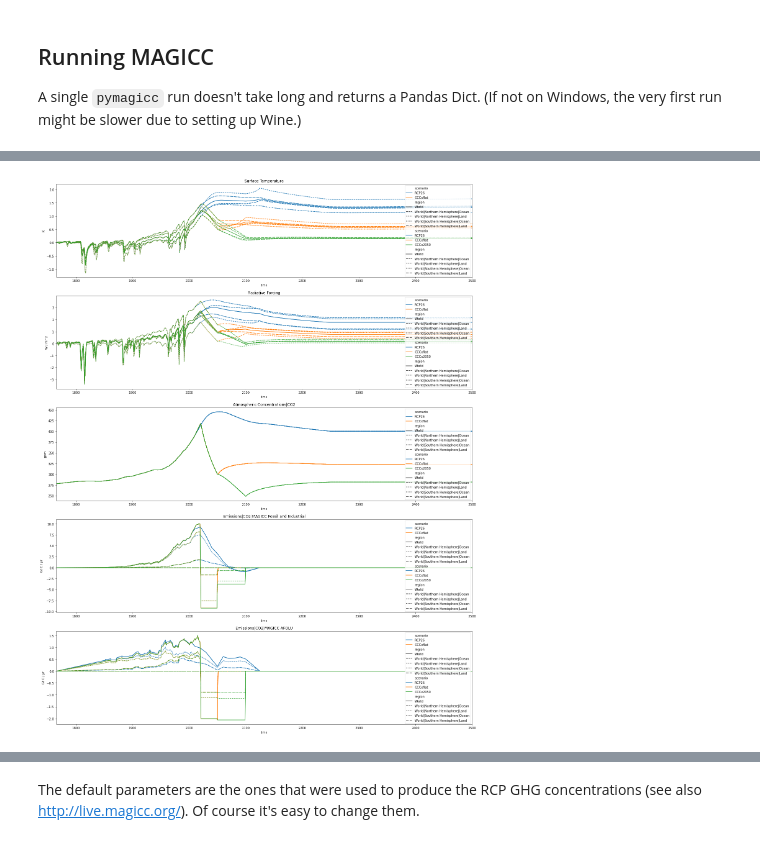
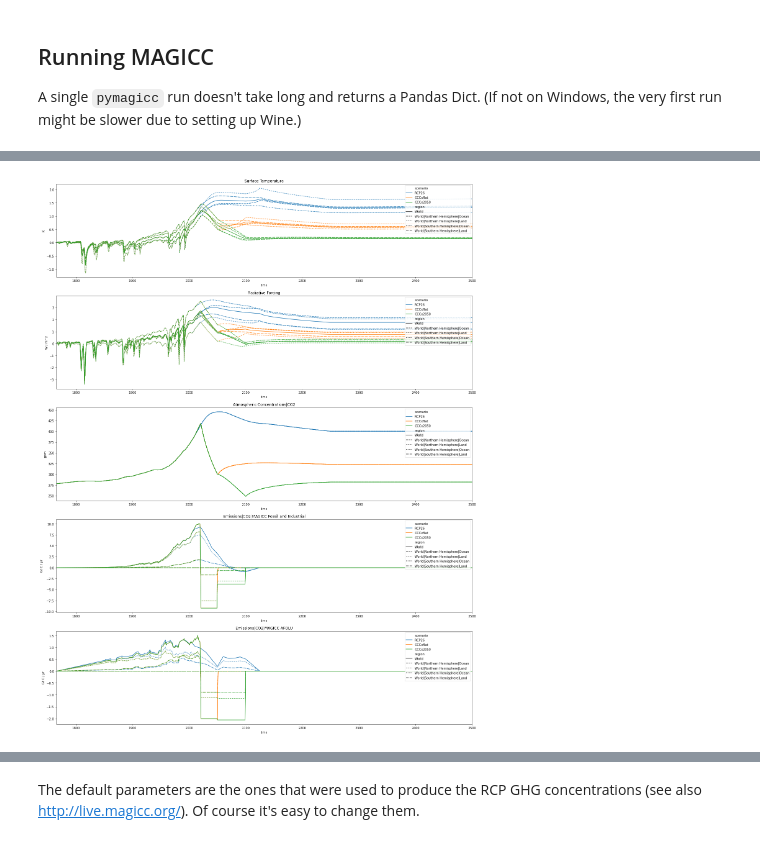
Before and after one commit to hsbay/cdrmex, a Jupyter notebook: CCCx2050.ipynb, the cells around one changed output, grey strips where cells are left out. Drawn from its saved outputs; the diff is of its cells as text; code cells hidden in the pictures.

Commit message:
Fixed legend bug, added 2020, 2500 to data output.

```diff
--- a/CCCx2050.ipynb
+++ b/CCCx2050.ipynb
@@ -191,15 +191,16 @@ vars = ["Surface Temperature","Radiative Forcing",
 
 x = (datetime(1765, 1, 1), datetime(magcfg["endyear"], 1, 1))
 # %%
+res = ""
 %time res = pymagicc.run(rcp26, **magcfg)  #need to create res of type MAGICCData
 fig, axes = plt.subplots((len(vars)), 1, figsize=(24, 32))
 for cccsn in CCCxflat,CCCx2050:
     res = res.append(pymagicc.run(cccsn, **magcfg))
-    for n, var in enumerate(vars):
-        res.filter(variable=var).lineplot(hue="scenario", style="region", ax=axes[n])
-        ylab = res.filter(variable=var)["unit"].iloc[[0]].all()
-        axes[n].set_ylabel(ylab)
-        axes[n].set_title(var)
-        axes[n].set_xlim(x)
-        axes[n].legend(loc='upper right')
+for n, var in enumerate(vars):
+    res.filter(variable=var).lineplot(hue="scenario", style="region", ax=axes[n])
+    ylab = res.filter(variable=var)["unit"].iloc[[0]].all()
+    axes[n].set_ylabel(ylab)
+    axes[n].set_title(var)
+    axes[n].set_xlim(x)
+    axes[n].legend(loc='upper right')
 # %% [output]
@@ -208,3 +209,3 @@ Wall time: 10.9 s
-[figure, old version]
+[figure, new version]
 # %%
 for var in vars,ems_ff:
```
Also changed, not shown: parts of 2 cells of this notebook.
